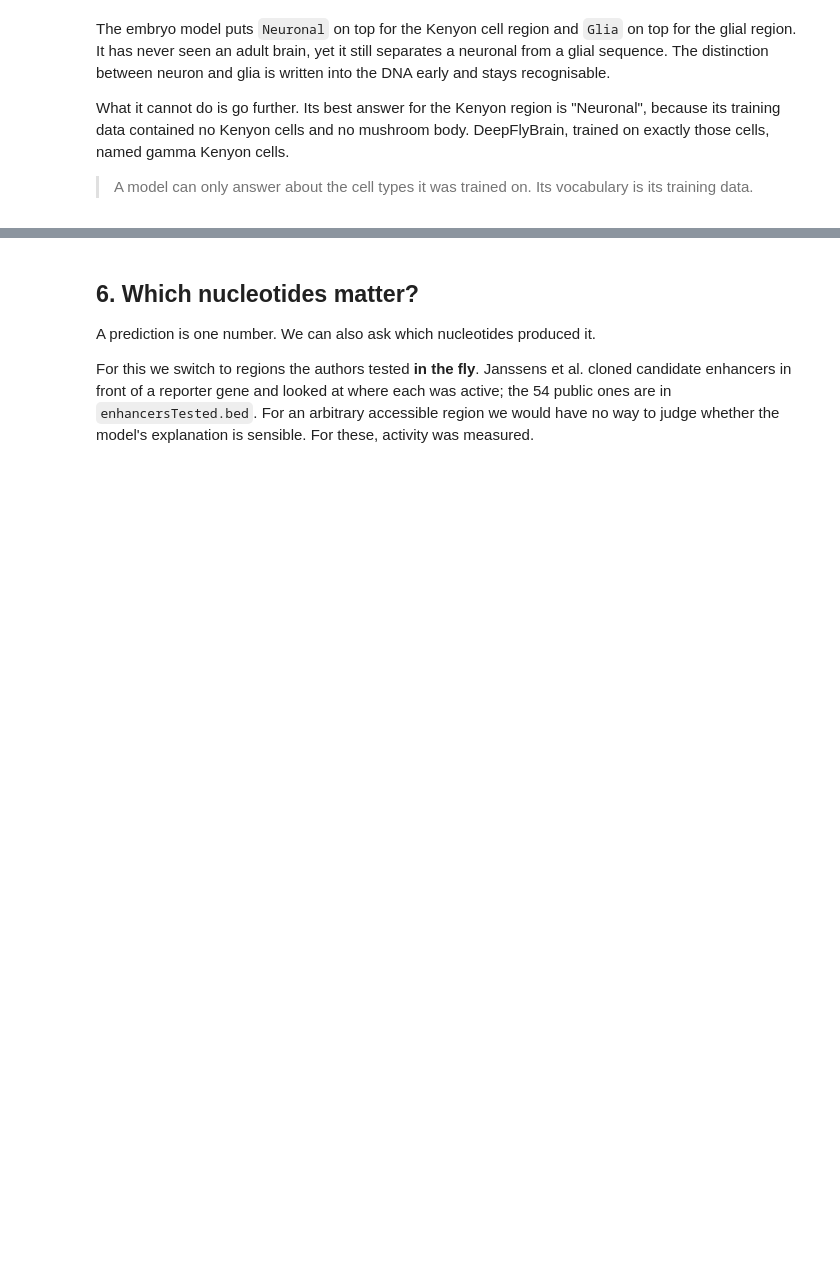
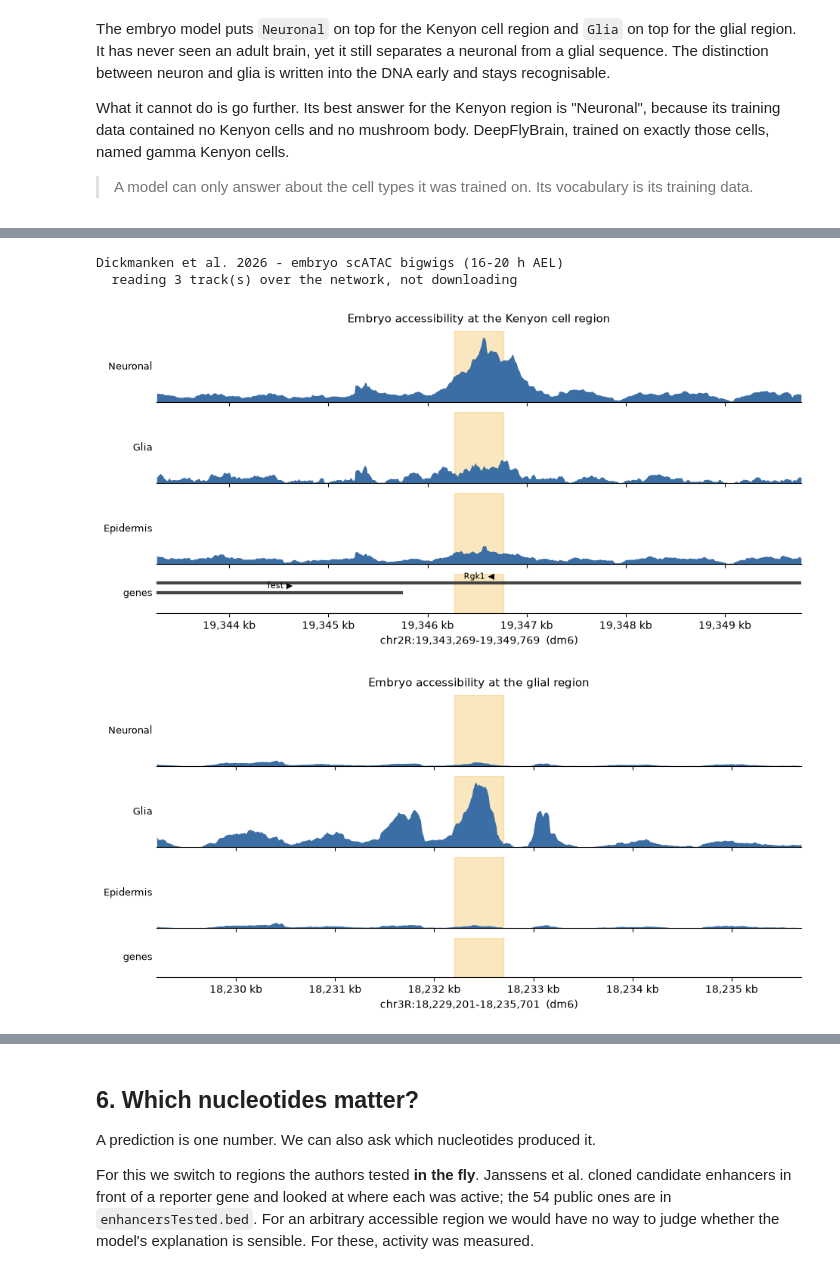
Before and after one commit to nkempynck/isn-school-2026, a Jupyter notebook: notebooks/practicals/06_crested_deepflybrain.ipynb, the cells around one changed output, grey strips where cells are left out. Drawn from its saved outputs; the diff is of its cells as text; code cells hidden in the pictures; blank space fills up the shorter version.

```diff
--- a/notebooks/practicals/06_crested_deepflybrain.ipynb
+++ b/notebooks/practicals/06_crested_deepflybrain.ipynb
@@ -320,0 +332,20 @@ body. DeepFlyBrain, trained on exactly those cells, named gamma Kenyon cells.
+# %%
+from scripts.download_data import dickmanken_embryo_bigwigs
+from scripts.plots import plot_tracks
+
+# Three of the twenty embryo cell types. Pass EMBRYO_CELL_TYPES for all of them.
+embryo_tracks = dickmanken_embryo_bigwigs(["Neuronal", "Glia", "Epidermis"])
+
+for region, description in [(kc_region, "Kenyon cell region"),
+                            (glia_region, "glial region")]:
+    chrom, span = region.split(":")
+    start, end = (int(x) for x in span.split("-"))
+    plot_tracks(embryo_tracks, region=(chrom, start - 3_000, end + 3_000),
+                highlight=(start, end),
+                title=f"Embryo accessibility at the {description}")
+    plt.show()
+# %% [output]
+Dickmanken et al. 2026 - embryo scATAC bigwigs (16-20 h AEL)
+  reading 3 track(s) over the network, not downloading
+[figure, added]
+[figure, added]
```
Also changed, not shown: parts of 19 cells of this notebook, 3 other files.
